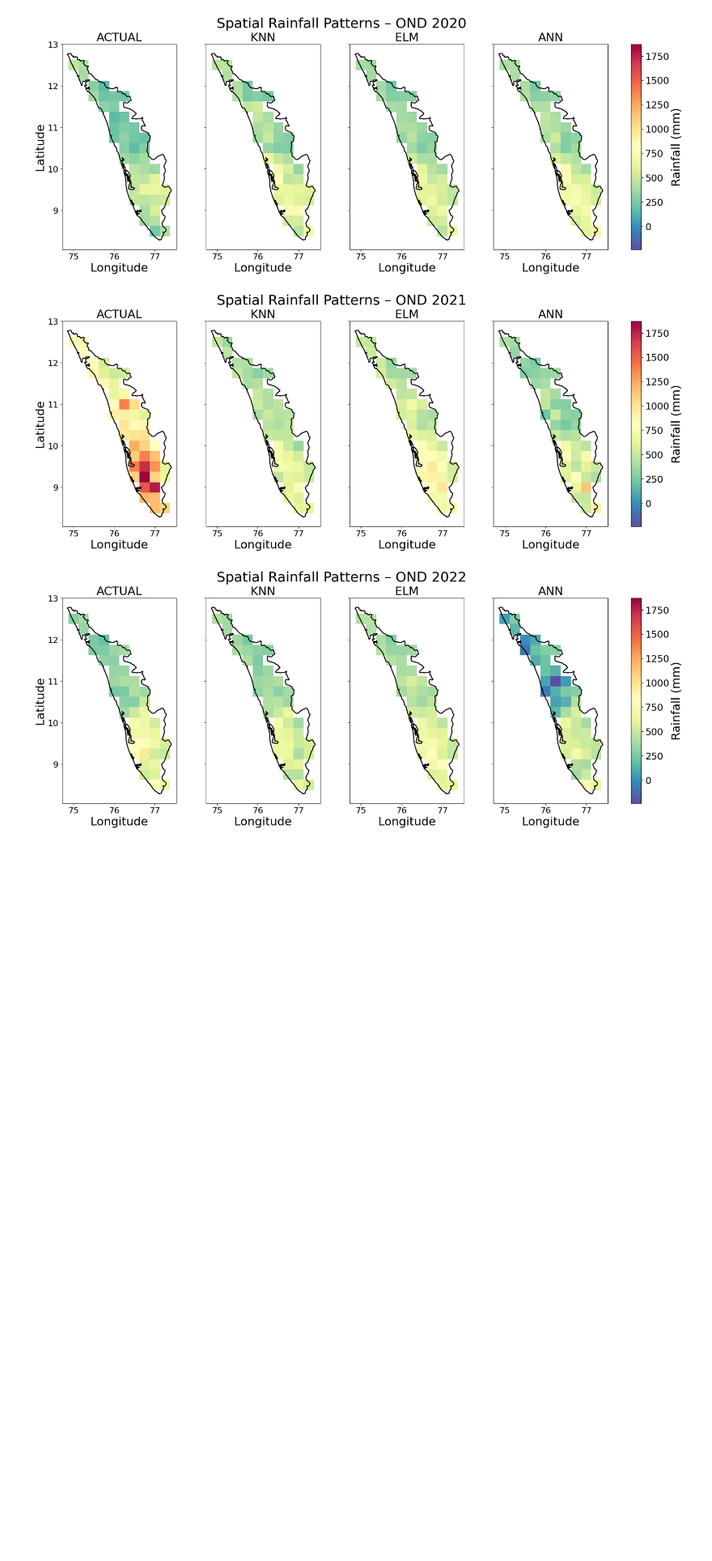
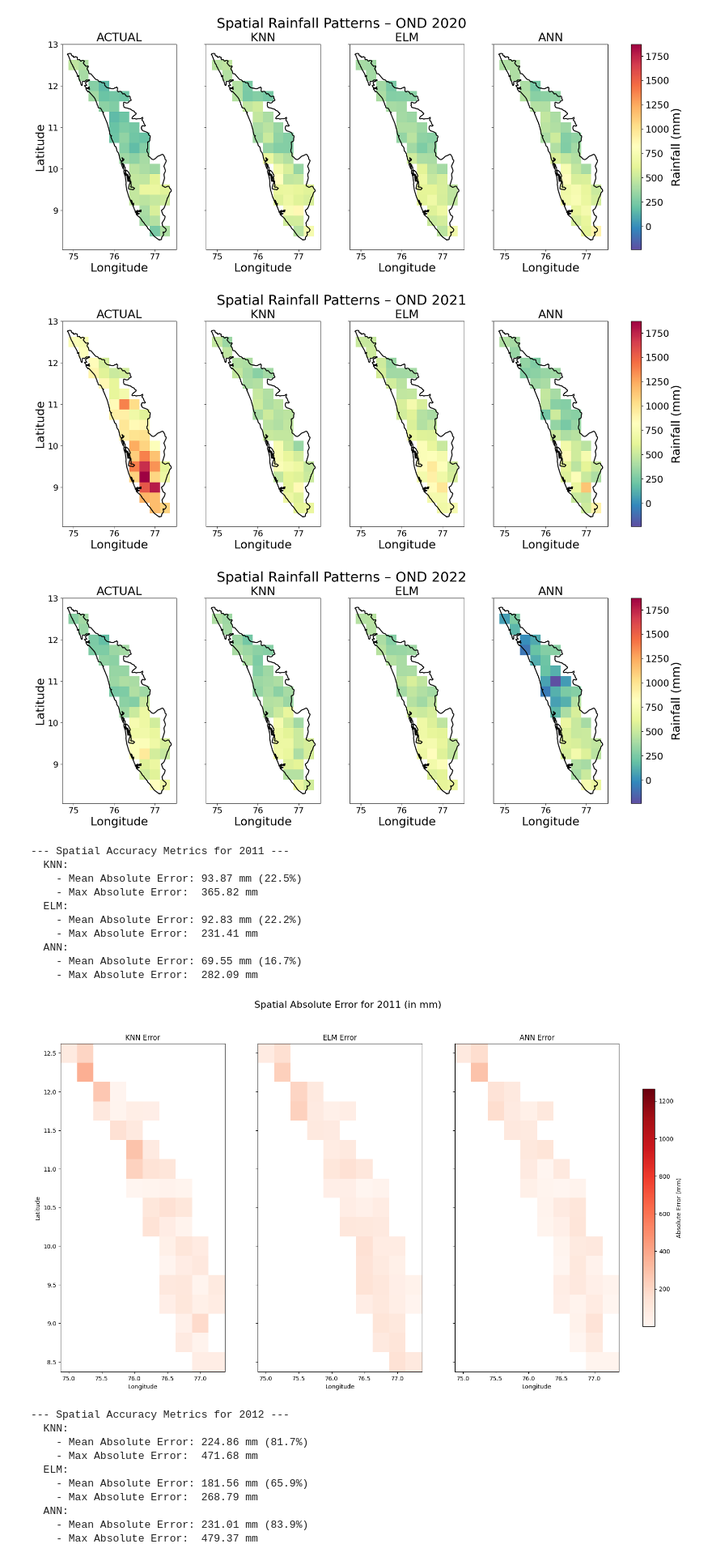
Before and after one commit to RejoyJohny/Rainfall, a Jupyter notebook: OND.ipynb, the cells around one changed output. Shown at 81% size. Drawn from its saved outputs; the diff is of its cells as text; code cells hidden in the pictures; blank space fills up the shorter version.

```diff
--- a/OND.ipynb
+++ b/OND.ipynb
@@ -538,7 +538,7 @@ Generating visualizations...
 [figure]
 # %%
 def visualize_spatial_error(test_meta_df, y_true, y_pred_knn, y_pred_elm, y_pred_ann):
-
+    """Spatial map visualizations of absolute prediction error (1-year shifted)."""
     results_df = test_meta_df.copy()
 
     # ACTUAL rainfall at YEAR = t
@@ -550,52 +550,96 @@ def visualize_spatial_error(test_meta_df, y_true, y_pred_knn, y_pred_elm, y_pred
     results_df['ELM_PRED'] = y_pred_elm
     results_df['ANN_PRED'] = y_pred_ann
 
-    # 🔑 Create shifted prediction year
+    # Create shifted prediction year
     results_df['PRED_YEAR'] = results_df['YEAR'] - 1
-        # Split actuals and predictions
+
     actual_df = results_df[['YEAR', 'LATITUDE', 'LONGITUDE', 'ACTUAL']]
-
-    pred_df = results_df[['PRED_YEAR', 'LATITUDE', 'LONGITUDE',
-                           'KNN_PRED', 'ELM_PRED', 'ANN_PRED']].rename(
+    pred_df = results_df[['PRED_YEAR', 'LATITUDE', 'LONGITUDE', 'KNN_PRED', 'ELM_PRED', 'ANN_PRED']].rename(
         columns={'PRED_YEAR': 'YEAR'}
     )
 
-    # Merge so that:
-    # ACTUAL(YEAR=t) aligns with PRED(YEAR=t) coming from t-1
+    # Merge so that actual(t) aligns with prediction(t) coming from t-1
     merged_df = pd.merge(
         actual_df,
         pred_df,
         on=['YEAR', 'LATITUDE', 'LONGITUDE'],
         how='inner'
     )
+
     merged_df['KNN_Error'] = np.abs(merged_df['ACTUAL'] - merged_df['KNN_PRED'])
     merged_df['ELM_Error'] = np.abs(merged_df['ACTUAL'] - merged_df['ELM_PRED'])
     merged_df['ANN_Error'] = np.abs(merged_df['ACTUAL'] - merged_df['ANN_PRED'])
 
+    test_years = sorted(merged_df['YEAR'].unique())
+    model_errors = ['KNN_Error', 'ELM_Error', 'ANN_Error']
 
-    test_years = sorted(merged_df['YEAR'].unique())
-    models = ['KNN_Error', 'ELM_Error', 'ANN_Error']
-
-
-    vmin = merged_df[models].min().min()
-    vmax = merged_df[models].max().max()
+    vmin = merged_df[model_errors].min().min()
+    vmax = merged_df[model_errors].max().max()
     norm = Normalize(vmin=vmin, vmax=vmax)
 
     for year in test_years:
         year_df = merged_df[merged_df['YEAR'] == year]
 
-        # yearly accuracy metrics
         print(f"\n--- Spatial Accuracy Metrics for {year} ---")
         mean_actual_for_year = year_df['ACTUAL'].mean()
 
         for model in ['KNN', 'ELM', 'ANN']:
             error_col = f'{model}_Error'
             mean_error = year_df[error_col].mean()
             max_error = year_df[error_col].max()
-
-            # Calculate MAE percentage relative to the mean of actual values for THAT year
             mae_p = 100 * mean_error / mean_actual_for_year if mean_actual_for_year > 0 else 0
-
             print(f"  {model}:")
             print(f"    - Mean Absolute Error: {mean_error:.2f} mm ({mae_p:.1f}%)")
             print(f"    - Max Absolute Error:  {max_error:.2f} mm")
+
+        # plots
+        fig, axes = plt.subplots(1, 3, figsize=(18, 10), sharey=True)
+        fig.suptitle(f'Spatial Absolute Error for {year} (in mm)', fontsize=16)
+
+        mesh = None
+        for i, model_error in enumerate(model_errors):
+            ax = axes[i]
+            try:
+                pivot_df = year_df.pivot(index='LATITUDE', columns='LONGITUDE', values=model_error)
+                lons = pivot_df.columns
+                lats = pivot_df.index
+                data = pivot_df.values
+
+                mesh = ax.pcolormesh(lons, lats, data, cmap='Reds', norm=norm)
+                ax.set_title(f'{model_error.replace("_", " ")}')
+                ax.set_xlabel('Longitude')
+                if i == 0:
+                    ax.set_ylabel('Latitude')
+            except Exception as e:
+                ax.text(0.5, 0.5, f'Could not plot:\n{e}', ha='center', va='center')
+                ax.set_title(f'{model_error.replace("_", " ")}')
+
+        if mesh is not None:
+            fig.colorbar(mesh, ax=axes, orientation='vertical', label='Absolute Error (mm)', fraction=0.02, pad=0.04)
+        plt.tight_layout(rect=[0, 0, 0, 0.96])
+        plt.show()
+
+# Run the spatial error plots
+visualize_spatial_error(y_test_meta, y_true_orig, y_pred_knn_orig, y_pred_elm_orig, y_pred_ann_orig)
+# %% [output]
+--- Spatial Accuracy Metrics for 2011 ---
+  KNN:
+    - Mean Absolute Error: 93.87 mm (22.5%)
+    - Max Absolute Error:  365.82 mm
+  ELM:
+    - Mean Absolute Error: 92.83 mm (22.2%)
+    - Max Absolute Error:  231.41 mm
+  ANN:
+    - Mean Absolute Error: 69.55 mm (16.7%)
+    - Max Absolute Error:  282.09 mm
+[figure, added]
+--- Spatial Accuracy Metrics for 2012 ---
+  KNN:
+    - Mean Absolute Error: 224.86 mm (81.7%)
+    - Max Absolute Error:  471.68 mm
+  ELM:
+    - Mean Absolute Error: 181.56 mm (65.9%)
+    - Max Absolute Error:  268.79 mm
+  ANN:
+    - Mean Absolute Error: 231.01 mm (83.9%)
+    - Max Absolute Error:  479.37 mm
```
Also changed, not shown: parts of 2 cells of this notebook, 5 other files.
